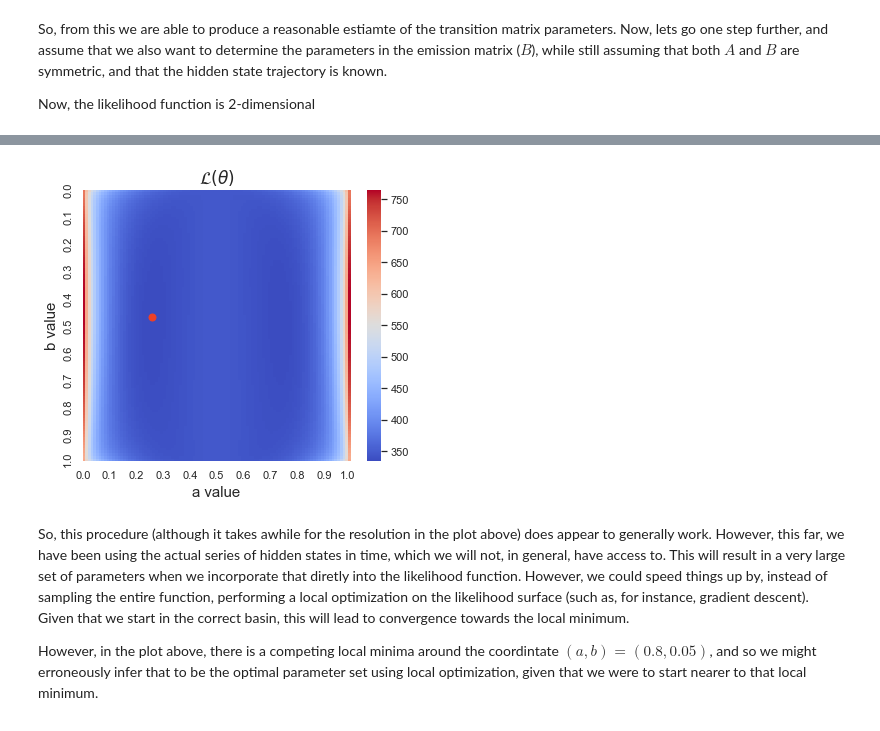
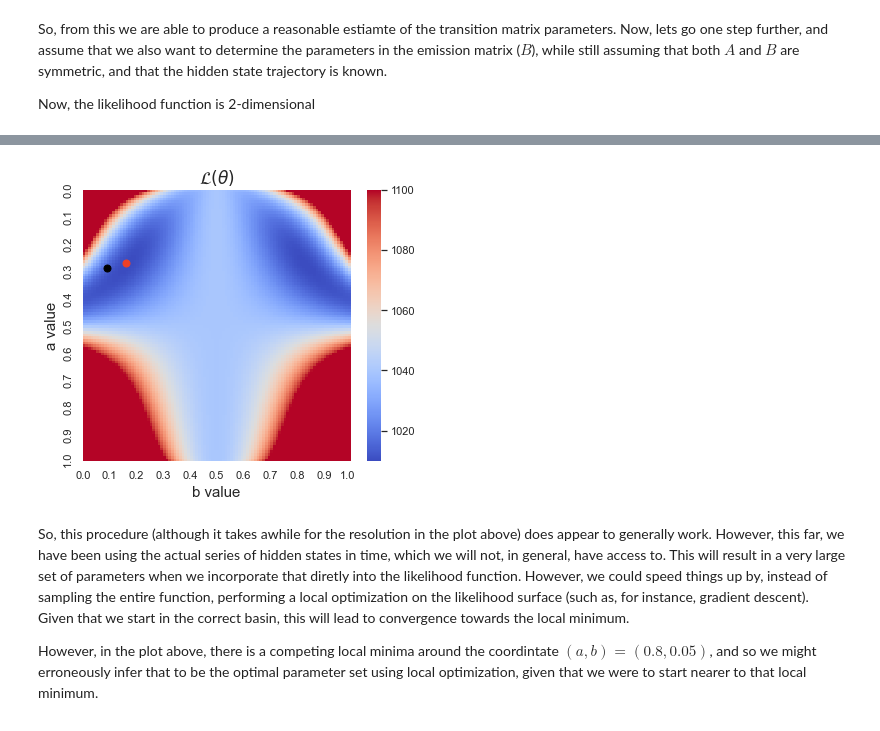
Before and after one commit to StevenJLarge/hmm, a Jupyter notebook: notebooks/04-slarge-likelihood.ipynb, the cells around one changed output, grey strips where cells are left out. Drawn from its saved outputs; the diff is of its cells as text; code cells hidden in the pictures.

Commit message:
Updated/fixed total likelihood calcualtion and reworked likelihood notebook to give correct results

```diff
--- a/notebooks/04-slarge-likelihood.ipynb
+++ b/notebooks/04-slarge-likelihood.ipynb
@@ -124,8 +124,8 @@ def generate_likelihood_curve(B, obs_ts):
 
     for a in a_vals:
         A_sample = np.array([[1 - a, a], [a, 1 - a]])
-        est.forward_algo(obs_ts, A_sample, B)
-        l = calc_likelihood(B, est.forward_tracker, obs_ts)
+        est.forward_algo(obs_ts, A_sample, B, prediction_tracker=True)
+        l = calc_likelihood(B, est.predictions, obs_ts)
         likelihood.append(l)
 
     return likelihood, a_vals
@@ -168,9 +168,9 @@ def generate_likelihood_surface(
         for j, b in enumerate(b_vals):
             B_sample = np.array([[1 - b, b], [b, 1 - b]])
 
-            est.forward_algo(obs_ts, A_sample, B_sample)
+            est.forward_algo(obs_ts, A_sample, B_sample, prediction_tracker=True)
             try:
-                l = calc_likelihood(B_sample, est.forward_tracker, obs_ts[1:])
+                l = calc_likelihood(B_sample, est.predictions, obs_ts)
             except RuntimeWarning:
                 l = None
             likelihood[i, j] = l
@@ -181,7 +182,7 @@ likelihood, aVals, bVals = generate_likelihood_surface(obs_ts, sample_dim=100)
 # %%
 # And we can find the optimal parameter combination
 flat_idx = likelihood.argmin()
-a_idx = flat_idx % 100
-b_idx = flat_idx // 100
+b_idx = flat_idx % 100
+a_idx = flat_idx // 100
 a_idx, b_idx
 # %% [output]
@@ -204,23 +205,26 @@ a_opt, b_opt
+# %%
+a_idx_true, b_idx_true = np.argmin(np.abs(aVals - 0.3)), np.argmin(np.abs(bVals - 0.1))
 # %%
 fig, ax = plt.subplots(1, 1, figsize=(6, 5))
 
-sns.heatmap(likelihood, cmap="coolwarm", ax=ax)
-ax.plot([a_idx], [b_idx], 'o', markersize=7, color=sns.xkcd_rgb["tomato"])
+sns.heatmap(likelihood, cmap="coolwarm", ax=ax, vmax = 1100)
+ax.plot([b_idx_true], [a_idx_true], 'o', markersize=7, color='k')
+ax.plot([b_idx], [a_idx], 'o', markersize=7, color=sns.xkcd_rgb["tomato"])
 
 idx_arr = [0, 10, 20, 30, 40, 50, 60, 70, 80, 90, 99]
 
 ax.set_xticks(idx_arr)
 ax.set_yticks(idx_arr)
 
 ax.set_xticklabels(np.round(aVals[idx_arr], 1))
 ax.set_yticklabels(np.round(aVals[idx_arr], 1))
 
-ax.set_xlabel(r"a value", fontsize=15)
-ax.set_ylabel(r"b value", fontsize=15)
+ax.set_xlabel(r"b value", fontsize=15)
+ax.set_ylabel(r"a value", fontsize=15)
 ax.set_title(r"$\mathcal{L}(\theta)$", fontsize=17)
 plt.show()
 # %% [output]
-[figure, old version]
+[figure, new version]
 # %% [markdown]
 So, this procedure (although it takes awhile for the resolution in the plot above) does appear to generally work. However, this far, we have been using the actual series of hidden states in time, which we will not, in general, have access to. This will result in a very large set of parameters when we incorporate that diretly into the likelihood function. However, we could speed things up by, instead of sampling the entire function, performing a local optimization on the likelihood surface (such as, for instance, gradient descent). Given that we start in the correct basin, this will lead to convergence towards the local minimum.
 
```
Also changed, not shown: parts of 15 cells of this notebook, 2 other files.
